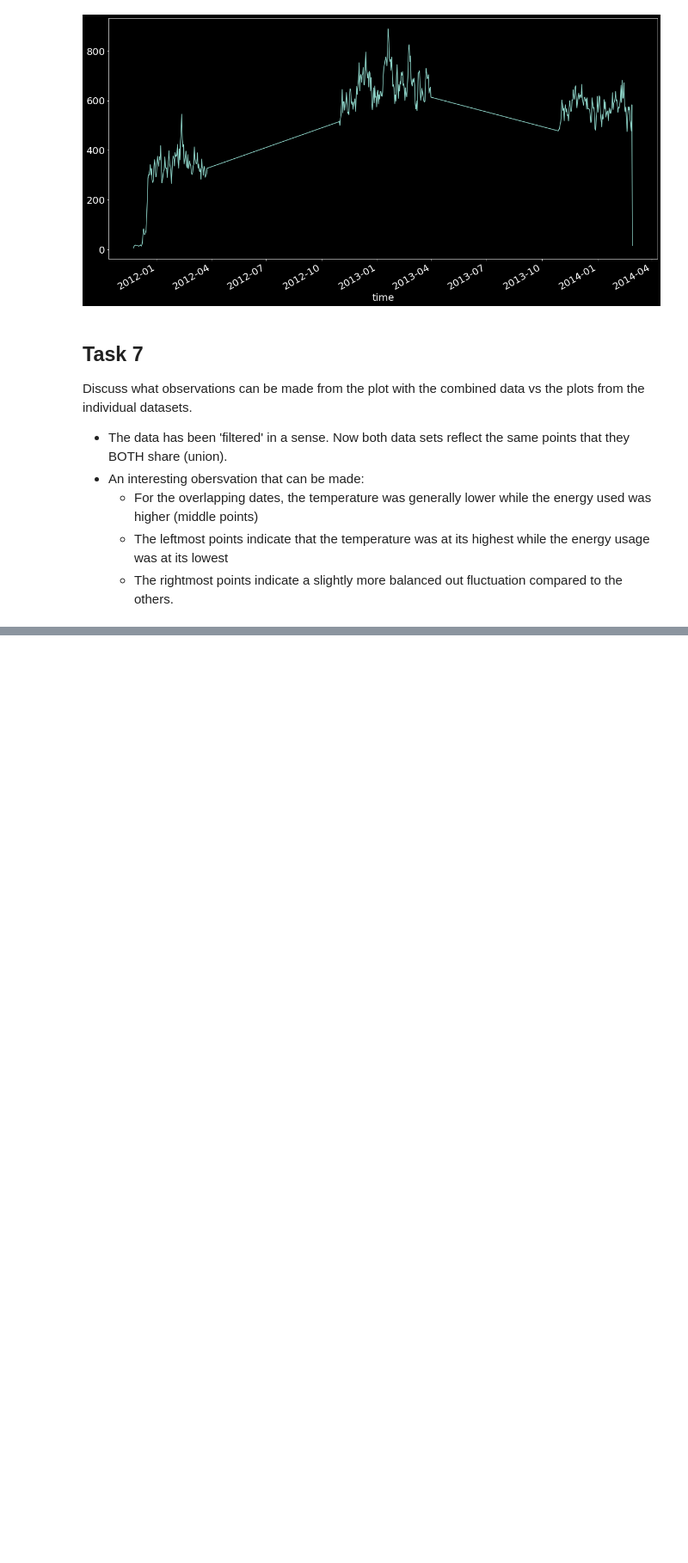
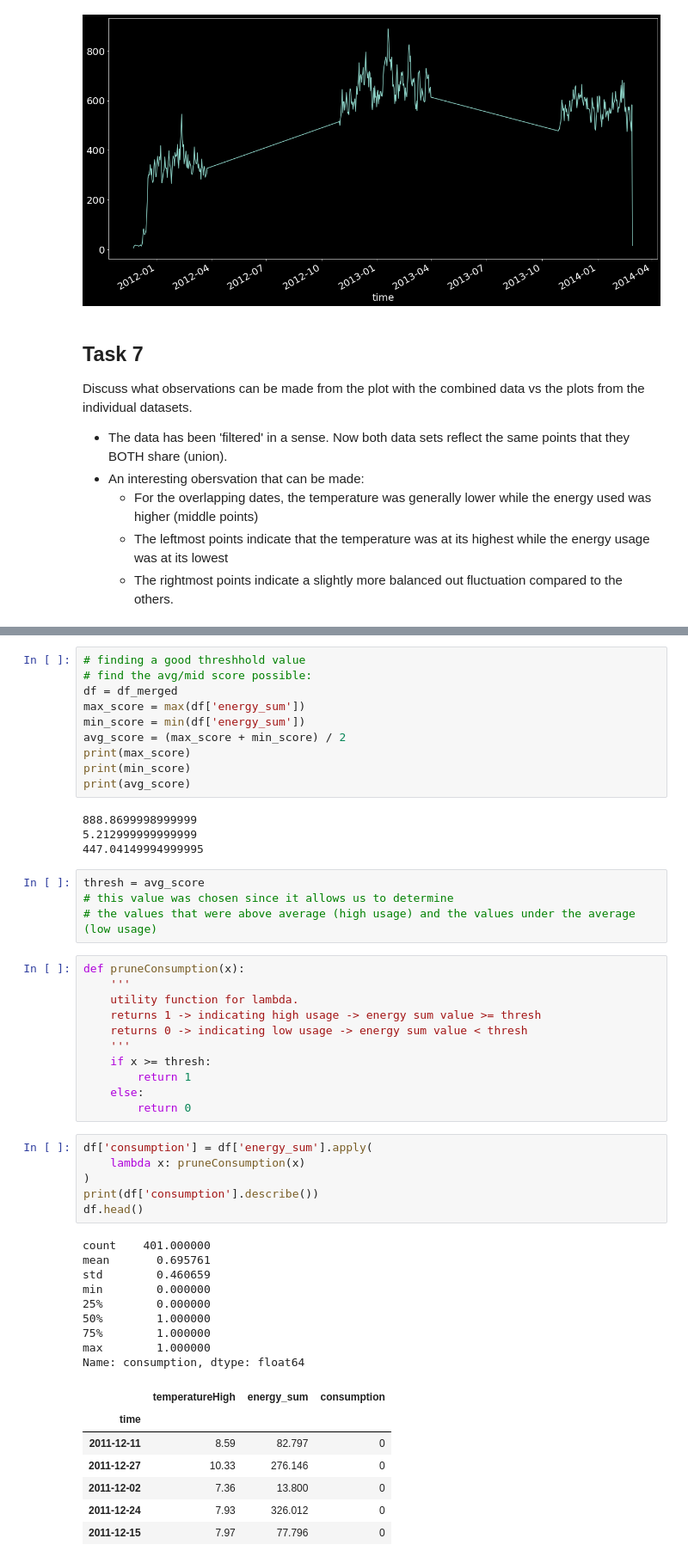
Before and after one commit to UWI-Bois/big-data-A4, a Jupyter notebook: Section 2/Section 2.ipynb, the cells around one changed output, grey strips where cells are left out. Shown at 86% size. Saved outputs shown, nothing was run; the diff lists cells and outputs as text; blank space fills up the shorter version.

```diff
--- a/Section 2/Section 2.ipynb
+++ b/Section 2/Section 2.ipynb
@@ -434,0 +444,52 @@ Discuss what observations can be made from the plot with the combined data vs th
+# %%
+# finding a good threshhold value
+# find the avg/mid score possible:
+df = df_merged
+max_score = max(df['energy_sum'])
+min_score = min(df['energy_sum'])
+avg_score = (max_score + min_score) / 2
+print(max_score)
+print(min_score)
+print(avg_score)
+# %% [output]
+888.8699998999999
+5.212999999999999
+447.04149994999995
+# %%
+thresh = avg_score
+# this value was chosen since it allows us to determine
+# the values that were above average (high usage) and the values under the average (low usage)
+# %%
+def pruneConsumption(x):
+    '''
+    utility function for lambda.
+    returns 1 -> indicating high usage -> energy sum value >= thresh
+    returns 0 -> indicating low usage -> energy sum value < thresh
+    '''
+    if x >= thresh:
+        return 1
+    else:
+        return 0
+# %%
+df['consumption'] = df['energy_sum'].apply(
+    lambda x: pruneConsumption(x)
+)
+print(df['consumption'].describe())
+df.head()
+# %% [output]
+count    401.000000
+mean       0.695761
+std        0.460659
+min        0.000000
+25%        0.000000
+50%        1.000000
+75%        1.000000
+max        1.000000
+Name: consumption, dtype: float64
+|  | temperatureHigh | energy_sum | consumption |
+| time |  |  |  |
+| 2011-12-11 | 8.59 | 82.797 | 0 |
+| 2011-12-27 | 10.33 | 276.146 | 0 |
+| 2011-12-02 | 7.36 | 13.800 | 0 |
+| 2011-12-24 | 7.93 | 326.012 | 0 |
+| 2011-12-15 | 7.97 | 77.796 | 0 |
```
Also changed, not shown: parts of 12 cells of this notebook.
